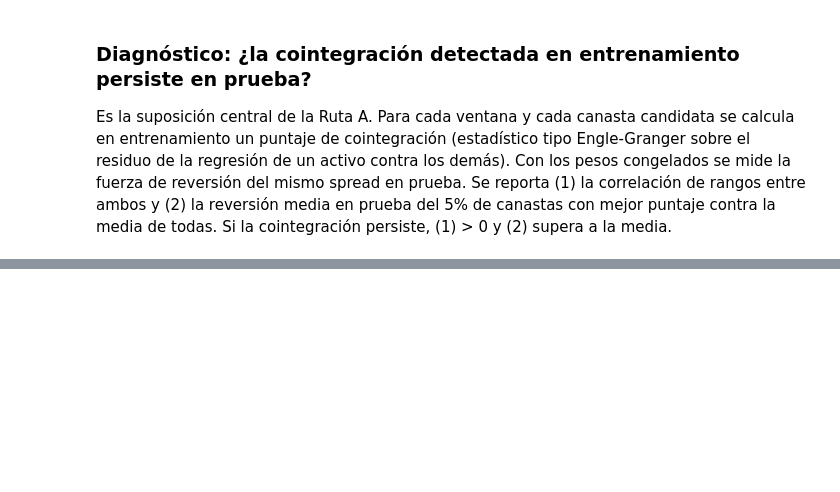
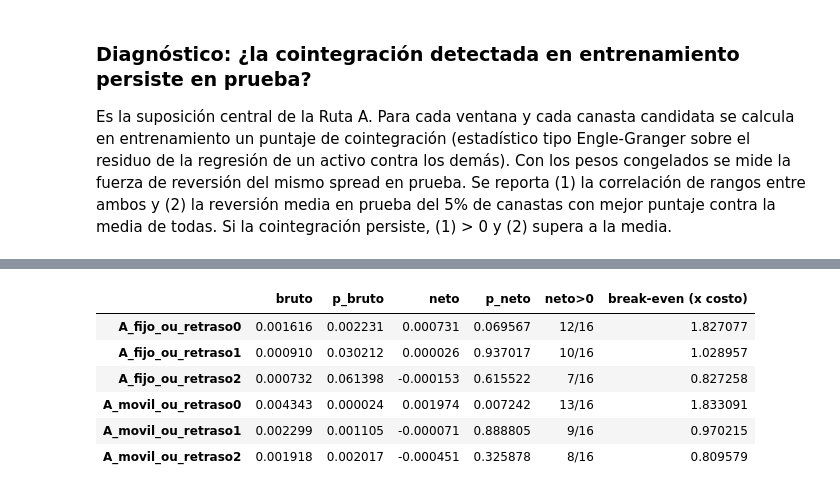
Before and after one commit to SamuOropeza/Investigacion_PCNM, a Jupyter notebook: Amplitud.ipynb, the cells around one changed output, grey strips where cells are left out. Saved outputs shown, nothing was run; the diff lists cells and outputs as text; code cells hidden in the pictures; blank space fills up the shorter version.

```diff
--- a/Amplitud.ipynb
+++ b/Amplitud.ipynb
@@ -418,0 +505,17 @@ Reversión media en prueba: top 5% = 0.01712 vs. todas = 0.01215 (diferencia p =
+# %%
+def preparar_seleccion(data, n_max=N_MAX, jacc_max=JACC_MAX, train_days=TRAIN_DAYS):
+    Lp = np.log(data).values
+    cestas = [c for k in (2, 3, 4) for c in combinations(range(data.shape[1]), k)]
+    out = []
+    for j, tr, te in ventanas(data.index, train_days):
+        sc, coefs = puntaje_cestas(Lp[tr], cestas)
+        sel = elegir_cestas(sc, cestas, n_max, jacc_max)
+        W = np.column_stack([pesos_cesta(cestas[n], coefs[n], data.shape[1]) for n in sel])
+        out.append(dict(window=j, tr=tr, te=te, W=W, cestas=[cestas[n] for n in sel], score=sc[sel]))
+    return out
+
+seleccion = preparar_seleccion(data)
+print(f"{len(seleccion)} ventanas | casillas por ventana: {len(seleccion[0]['cestas'])}")
+print("Canastas elegidas en la última ventana:")
+for c, s in zip(seleccion[-1]['cestas'][:8], seleccion[-1]['score'][:8]):
+    print(f"  {[data.columns[i] for i in c]}  puntaje = {s:.2f}")
@@ -418,0 +572,7 @@ Reversión media en prueba: top 5% = 0.01712 vs. todas = 0.01215 (diferencia p =
+# %%
+rows = []
+for centro in ('fijo', 'movil'):
+    for mode in ('fixed', 'ou'):
+        rows.append(summarize(run_ruta_A(data, seleccion, centro, mode), f'A_{centro}_{mode}'))
+tabla_A = pd.DataFrame(rows)
+display(tabla_A)
@@ -418,0 +676,15 @@ Reversión media en prueba: top 5% = 0.01712 vs. todas = 0.01215 (diferencia p =
+# %%
+rows = []
+for centro in ('fijo', 'movil'):
+    for retraso in (0, 1, 2):
+        r = run_ruta_A(data, seleccion, centro, 'ou', retraso=retraso)
+        rows.append(summarize(r, f'A_{centro}_ou_retraso{retraso}'))
+display(pd.DataFrame(rows)[['bruto', 'p_bruto', 'neto', 'p_neto', 'neto>0', 'break-even (x costo)']])
+# %% [output]
+|  | bruto | p_bruto | neto | p_neto | neto>0 | break-even (x costo) |
+| A_fijo_ou_retraso0 | 0.001616 | 0.002231 | 0.000731 | 0.069567 | 12/16 | 1.827077 |
+| A_fijo_ou_retraso1 | 0.000910 | 0.030212 | 0.000026 | 0.937017 | 10/16 | 1.028957 |
+| A_fijo_ou_retraso2 | 0.000732 | 0.061398 | -0.000153 | 0.615522 | 7/16 | 0.827258 |
+| A_movil_ou_retraso0 | 0.004343 | 0.000024 | 0.001974 | 0.007242 | 13/16 | 1.833091 |
+| A_movil_ou_retraso1 | 0.002299 | 0.001105 | -0.000071 | 0.888805 | 9/16 | 0.970215 |
+| A_movil_ou_retraso2 | 0.001918 | 0.002017 | -0.000451 | 0.325878 | 8/16 | 0.809579 |
```
Also changed, not shown: parts of 33 cells of this notebook, 1 other file.
